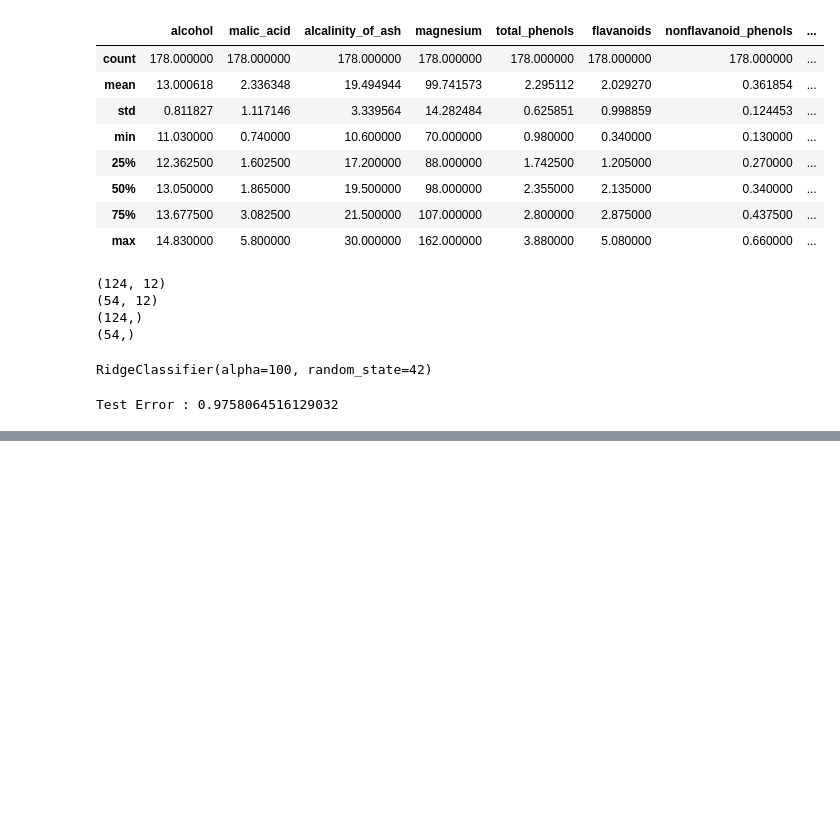
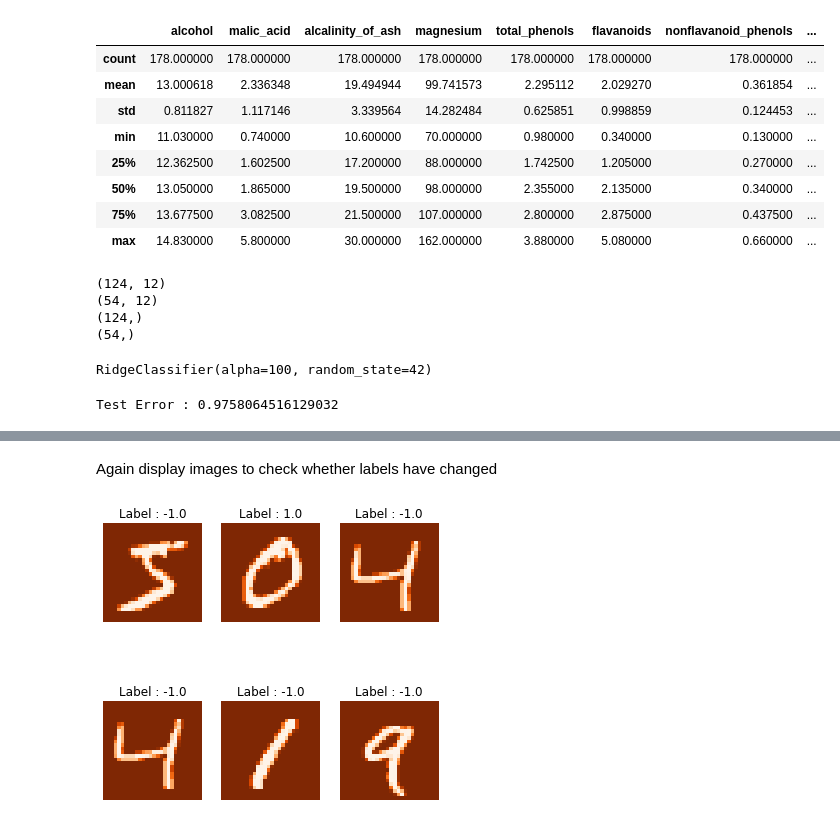
Before and after one commit to Aditya9790/Machine-Learning, a Jupyter notebook: Sklearn.ipynb, the cells around one changed output, grey strips where cells are left out. Cells and saved outputs as stored; diff of their text form; code cells hidden in the pictures; blank space fills up the shorter version.

```diff
--- a/Sklearn.ipynb
+++ b/Sklearn.ipynb
@@ -912,0 +961,2 @@ Test Error : 0.9758064516129032
+# %%
+X_train, X_test, y_train, y_test = X[:60000], X[60000:], y[:60000], y[60000:]
@@ -912,0 +980,31 @@ Test Error : 0.9758064516129032
+# %%
+# initialize new variable names with all -1
+y_train_0 = -1*np.ones(len(y_train))
+y_test_0 = -1*np.ones(len(y_test))
+
+# find indices of digit 0 image
+indx_0 = np.where(y_train=='0')
+
+# remember original labels are of type str not int, so use those indices to modify y_train_0 & y_test_0
+
+y_train_0[indx_0] = 1
+indx_0 = np.where(y_test =='0')
+y_test_0[indx_0] = 1
+# %% [markdown]
+Again display images to check whether labels have changed
+# %%
+num_images = 6
+factor = 2
+
+fig,ax = plt.subplots(nrows=factor, ncols=factor+1,figsize=(6,6))
+# take "num_images" starting from the index "idx_offset"
+idx_offset = 0
+
+for i in range(factor):
+    index = idx_offset + i*(factor)
+    for j in range(factor+1):
+        ax[i,j].imshow(X[index+j].reshape(28,28), cmap='Oranges_r')
+        ax[i,j].set_title('Label : {0}'.format(str(y_train_0[index+j])))
+        ax[i,j].set_axis_off()
+# %% [output]
+[figure, added]
```
Also changed, not shown: parts of 56 cells of this notebook.
